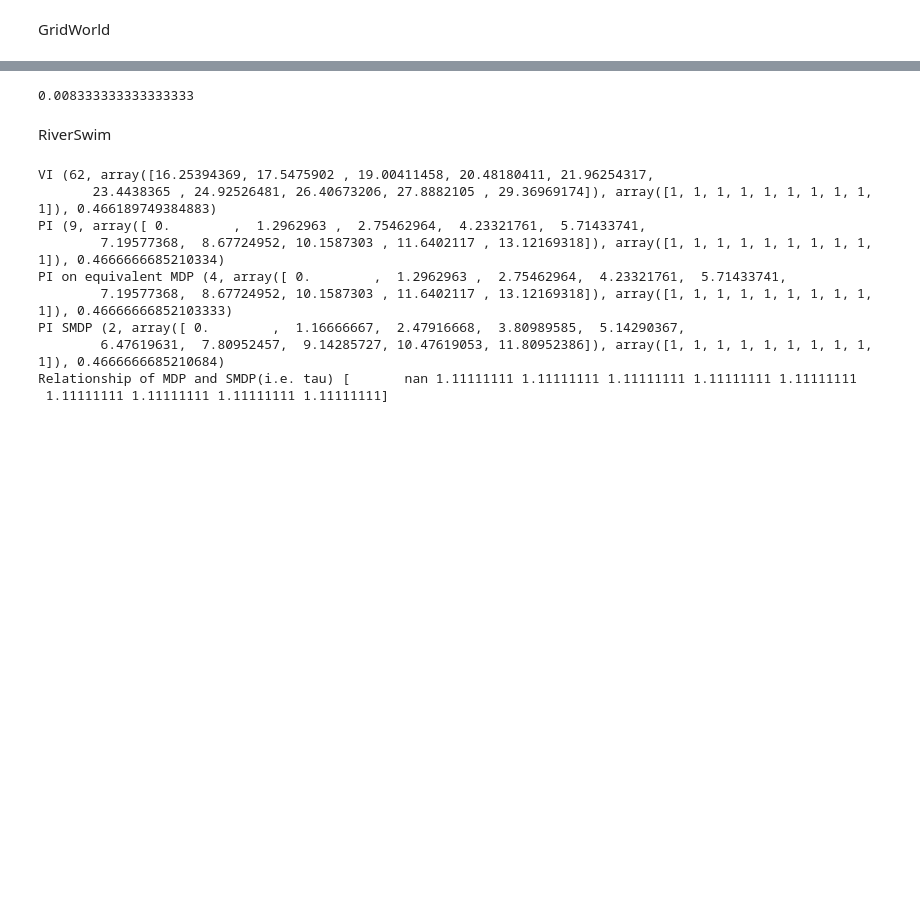
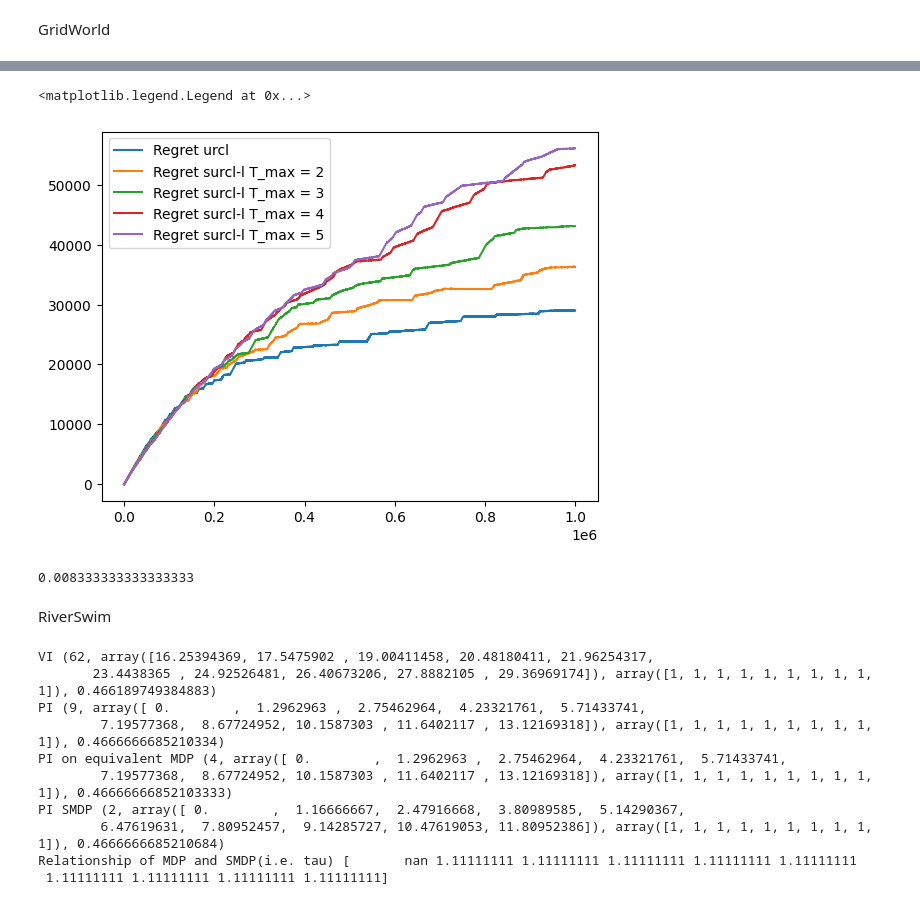
Before and after one commit to Asbjoern00/Bachelor_code, a Jupyter notebook: experiments.ipynb, the cells around one changed output, grey strips where cells are left out. Saved outputs shown, nothing was run; the diff lists cells and outputs as text; code cells hidden in the pictures; blank space fills up the shorter version.

```diff
--- a/experiments.ipynb
+++ b/experiments.ipynb
@@ -120,19 +150,0 @@ _,_,_,gstar = utils.VI(env_ucrl)
-# %%
-reward_ucrl,tau_ucrl = utils.run_experiment(env_ucrl, ucrl_naive, T = 10**5)
-regret_ucrl = utils.calc_regret(reward=reward_ucrl, tau = tau_ucrl, optimal_gain=gstar)
-
-
-reward_sucrl2,tau_sucrl2 = utils.run_experiment(env_smdp2, smdp_ucrl2, T =  10**5)
-regret_sucrl2 = utils.calc_regret(reward=reward_sucrl2, tau = tau_sucrl2, optimal_gain=gstar)
-
-reward_sucrl3,tau_sucrl3 = utils.run_experiment(env_smdp3, smdp_ucrl3, T =  10**5)
-regret_sucrl3 = utils.calc_regret(reward=reward_sucrl3, tau = tau_sucrl3, optimal_gain=gstar)
-
-reward_sucrl4,tau_sucrl4 = utils.run_experiment(env_smdp4, smdp_ucrl4, T =  10**5)
-regret_sucrl4 = utils.calc_regret(reward=reward_sucrl4, tau = tau_sucrl4, optimal_gain=gstar)
-
-reward_sucrl5,tau_sucrl5 = utils.run_experiment(env_smdp5, smdp_ucrl5, T =  10**5)
-regret_sucrl5 = utils.calc_regret(reward=reward_sucrl5, tau = tau_sucrl5, optimal_gain=gstar)
-
-reward_sucrl6,tau_sucrl6 = utils.run_experiment(env_smdp6, smdp_ucrl6, T =  10**5)
-regret_sucrl6 = utils.calc_regret(reward=reward_sucrl6, tau = tau_sucrl6, optimal_gain=gstar)
@@ -153,3 +151,55 @@ plt.legend()
+# %%
+
+# Sanity check
+
+env_ucrl = gw.grid_world(nS=49, T_max=1)
+ucrl_naive = ucrl.UCRL2_L(nS=49, nA = 4, delta = 0.05)
+
+env_smdp2 = gw.grid_world(nS=49, T_max=2)
+smdp_ucrl2 = ucrlS.UCRL_SMDP(nS = 49, nA = 4, delta = 0.05, b_r=1,b_tau=1,sigma_r=None, sigma_tau=None, r_max=1,tau_min=1, tau_max=None, T_max = 2,imprv=1)
+
+env_smdp3 = gw.grid_world(nS=49, T_max=3)
+smdp_ucrl3 = ucrlS.UCRL_SMDP(nS = 49, nA = 4, delta = 0.05, b_r=1,b_tau=1,sigma_r=None, sigma_tau=None, r_max=1,tau_min=1, tau_max=None, T_max = 3,imprv=1)
+
+env_smdp4 = gw.grid_world(nS=49, T_max=4)
+smdp_ucrl4 = ucrlS.UCRL_SMDP(nS = 49, nA = 4, delta = 0.05, b_r=1,b_tau=1,sigma_r=None, sigma_tau=None, r_max=1,tau_min=1, tau_max=None, T_max = 4,imprv=1)
+
+env_smdp5 = gw.grid_world(nS=49, T_max=5)
+smdp_ucrl5 = ucrlS.UCRL_SMDP(nS = 49, nA = 4, delta = 0.05, b_r=1,b_tau=1,sigma_r=None, sigma_tau=None, r_max=1,tau_min=1, tau_max=None, T_max = 5,imprv=1)
+
+env_smdp6 = gw.grid_world(nS=49, T_max=6)
+smdp_ucrl6 = ucrlS.UCRL_SMDP(nS = 49, nA = 4, delta = 0.05, b_r=1,b_tau=1,sigma_r=None, sigma_tau=None, r_max=1,tau_min=1, tau_max=None, T_max = 6,imprv=1)
+
+_,_,_,gstar = utils.VI(env_ucrl)
+
+reward_ucrl,tau_ucrl,_,_ = utils.run_experiment(env_ucrl, ucrl_naive, T = 10**6)
+regret_ucrl = utils.calc_regret(reward=reward_ucrl, tau = tau_ucrl, optimal_gain=gstar)
+
+
+reward_sucrl2,tau_sucrl2,_,_ = utils.run_experiment(env_smdp2, smdp_ucrl2, T =  10**6)
+regret_sucrl2 = utils.calc_regret(reward=reward_sucrl2, tau = tau_sucrl2, optimal_gain=gstar)
+
+reward_sucrl3,tau_sucrl3,_,_ = utils.run_experiment(env_smdp3, smdp_ucrl3, T =  10**6)
+regret_sucrl3 = utils.calc_regret(reward=reward_sucrl3, tau = tau_sucrl3, optimal_gain=gstar)
+
+reward_sucrl4,tau_sucrl4,_,_ = utils.run_experiment(env_smdp4, smdp_ucrl4, T =  10**6)
+regret_sucrl4 = utils.calc_regret(reward=reward_sucrl4, tau = tau_sucrl4, optimal_gain=gstar)
+
+reward_sucrl5,tau_sucrl5,_,_ = utils.run_experiment(env_smdp5, smdp_ucrl5, T =  10**6)
+regret_sucrl5 = utils.calc_regret(reward=reward_sucrl5, tau = tau_sucrl5, optimal_gain=gstar)
+
+#plot
+plt.plot(regret_ucrl, label = "Regret urcl")
+plt.plot(regret_sucrl2, label = "Regret surcl-l T_max = 2")
+plt.plot(regret_sucrl3, label = "Regret surcl-l T_max = 3")
+plt.plot(regret_sucrl4, label = "Regret surcl-l T_max = 4")
+plt.plot(regret_sucrl5, label = "Regret surcl-l T_max = 5")
+
+
+plt.legend()
+# %% [output]
+<matplotlib.legend.Legend at 0x...>
+[figure, added]
 # %%
 # %% [output]
 0.008333333333333333
```
Also changed, not shown: parts of 10 cells of this notebook, 2 other files.
